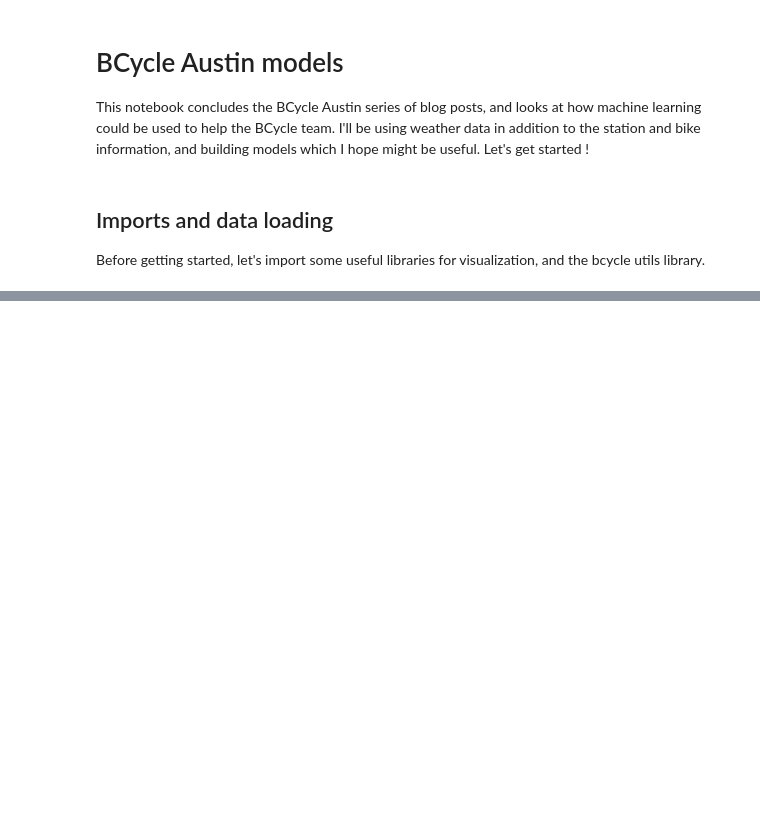
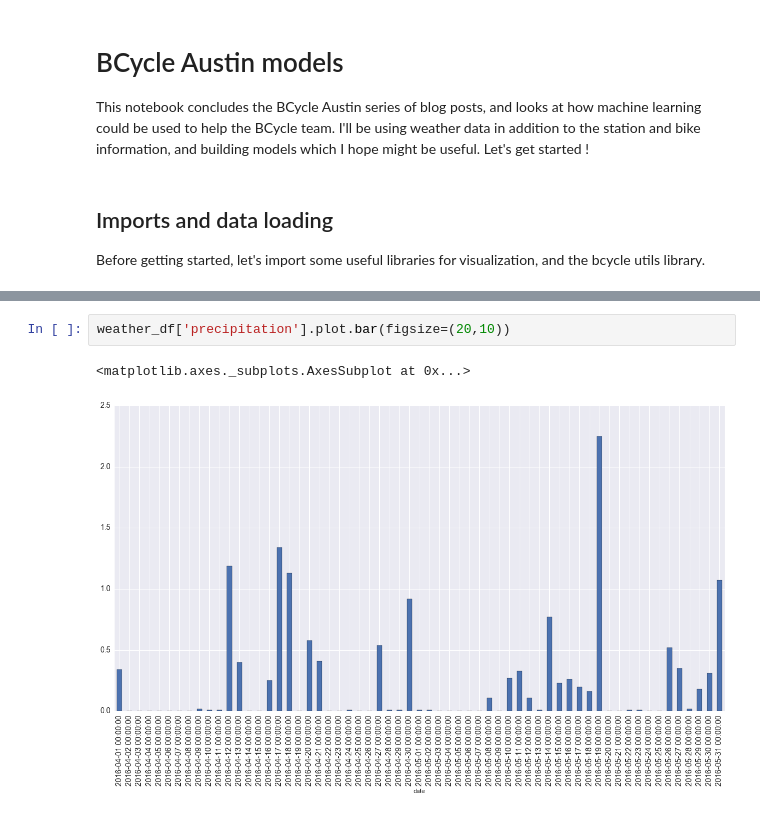
Before and after one commit to timgasser/bcycle-austin, a Jupyter notebook: notebooks/bcycle_models.ipynb, the cells around one changed output, grey strips where cells are left out. Cells and saved outputs as stored; diff of their text form; blank space fills up the shorter version.

```diff
--- a/notebooks/bcycle_models.ipynb
+++ b/notebooks/bcycle_models.ipynb
@@ -28,0 +84,5 @@ The autoreload extension is already loaded. To reload it, use:
+# %%
+weather_df['precipitation'].plot.bar(figsize=(20,10))
+# %% [output]
+<matplotlib.axes._subplots.AxesSubplot at 0x...>
+[figure, added]
```
Also changed, not shown: parts of 5 cells of this notebook, 2 other files.
